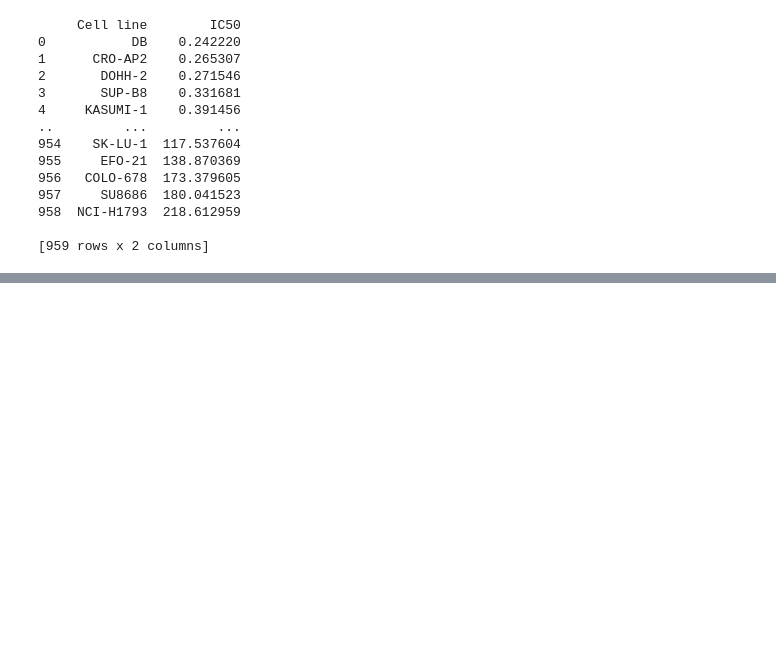
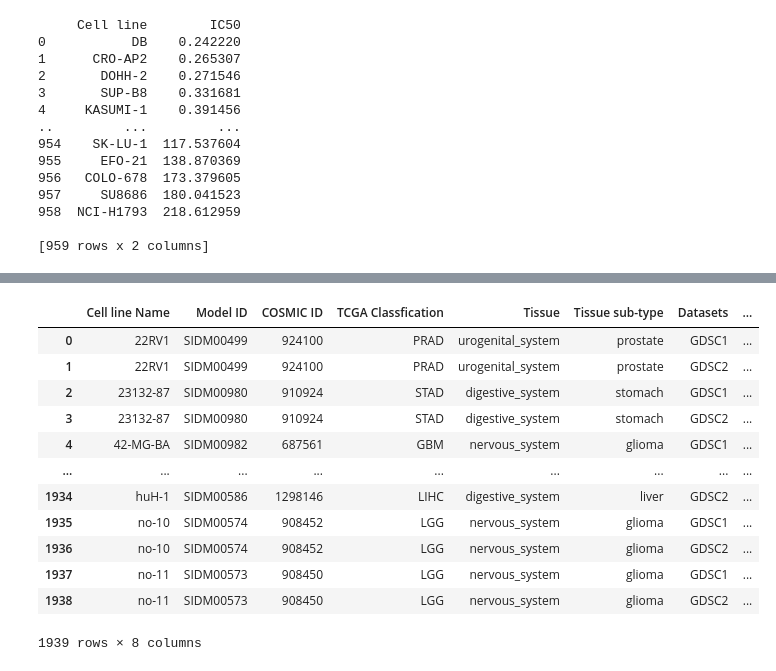
Before and after one commit to ricardo0129/FinalProject, a Jupyter notebook: DEPTH2.ipynb, the cells around one changed output, grey strips where cells are left out. Saved outputs shown, nothing was run; the diff lists cells and outputs as text; code cells hidden in the pictures; blank space fills up the shorter version.

```diff
--- a/DEPTH2.ipynb
+++ b/DEPTH2.ipynb
@@ -343,0 +355,17 @@ print((list[mid]+list[mid-1])/2)
+# %%
+df3 = pd.read_csv("./cell.csv")
+df3
+# %% [output]
+|  | Cell line Name | Model ID | COSMIC ID | TCGA Classfication | Tissue | Tissue sub-type | Datasets | ... |
+| 0 | 22RV1 | SIDM00499 | 924100 | PRAD | urogenital_system | prostate | GDSC1 | ... |
+| 1 | 22RV1 | SIDM00499 | 924100 | PRAD | urogenital_system | prostate | GDSC2 | ... |
+| 2 | 23132-87 | SIDM00980 | 910924 | STAD | digestive_system | stomach | GDSC1 | ... |
+| 3 | 23132-87 | SIDM00980 | 910924 | STAD | digestive_system | stomach | GDSC2 | ... |
+| 4 | 42-MG-BA | SIDM00982 | 687561 | GBM | nervous_system | glioma | GDSC1 | ... |
+| ... | ... | ... | ... | ... | ... | ... | ... | ... |
+| 1934 | huH-1 | SIDM00586 | 1298146 | LIHC | digestive_system | liver | GDSC2 | ... |
+| 1935 | no-10 | SIDM00574 | 908452 | LGG | nervous_system | glioma | GDSC1 | ... |
+| 1936 | no-10 | SIDM00574 | 908452 | LGG | nervous_system | glioma | GDSC2 | ... |
+| 1937 | no-11 | SIDM00573 | 908450 | LGG | nervous_system | glioma | GDSC1 | ... |
+| 1938 | no-11 | SIDM00573 | 908450 | LGG | nervous_system | glioma | GDSC2 | ... |
+1939 rows × 8 columns
```
Also changed, not shown: parts of 15 cells of this notebook, 3 other files.
